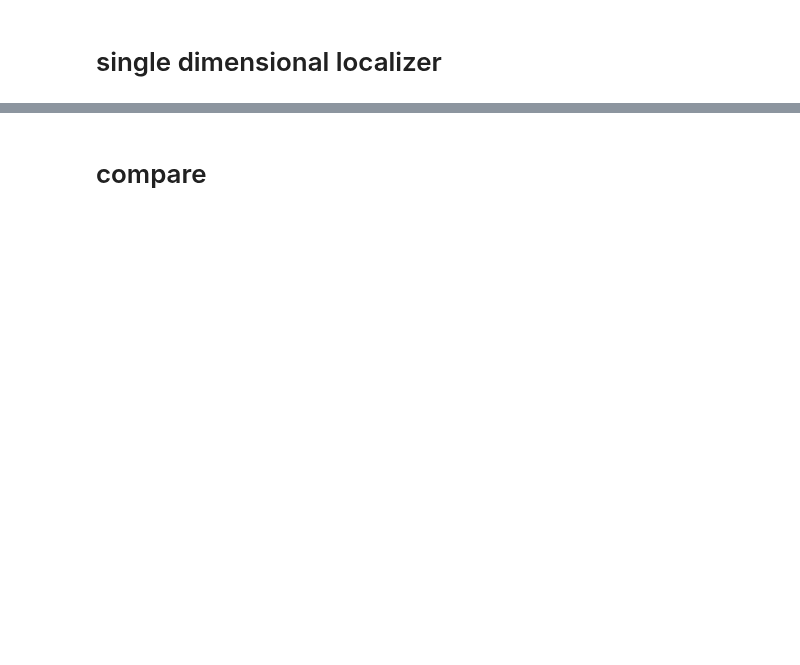
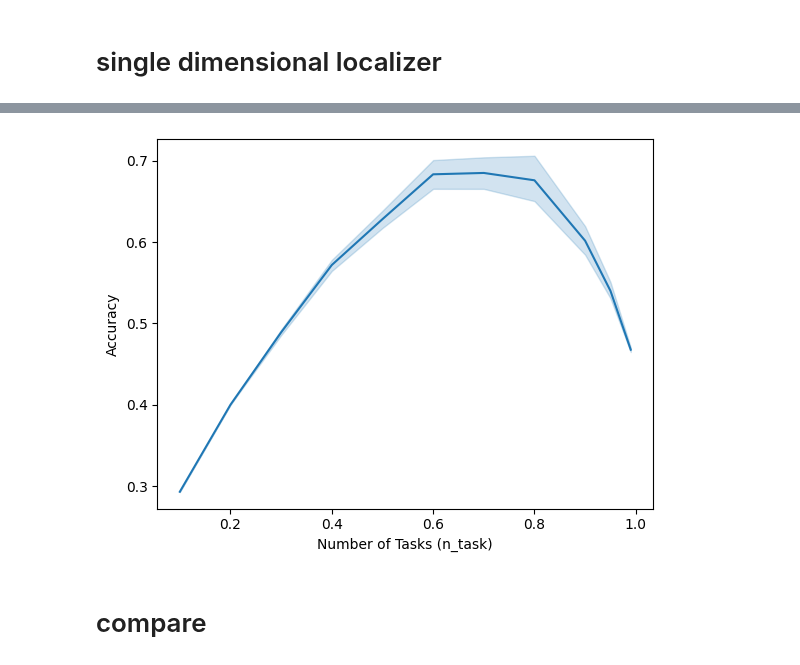
Before and after one commit to DiedrichsenLab/OptimalBattery, a Jupyter notebook: notebooks/9.sim_singlevsmulti.ipynb, the cells around one changed output, grey strips where cells are left out. Cells and saved outputs as stored; diff of their text form; code cells hidden in the pictures; blank space fills up the shorter version.

```diff
--- a/notebooks/9.sim_singlevsmulti.ipynb
+++ b/notebooks/9.sim_singlevsmulti.ipynb
@@ -169,2 +129,9 @@ summary_df = iteration_df_single.groupby(['threshold'])['accuracy'].agg(
+# %%
+sns.lineplot(data=D_single,x="threshold", y="accuracy")
+plt.xlabel("Number of Tasks (n_task)")
+plt.ylabel("Accuracy")
+plt.show()
+# %% [output]
+[figure, added]
 # %% [markdown]
 # compare
```
Also changed, not shown: parts of 9 cells of this notebook, 3 other files.
